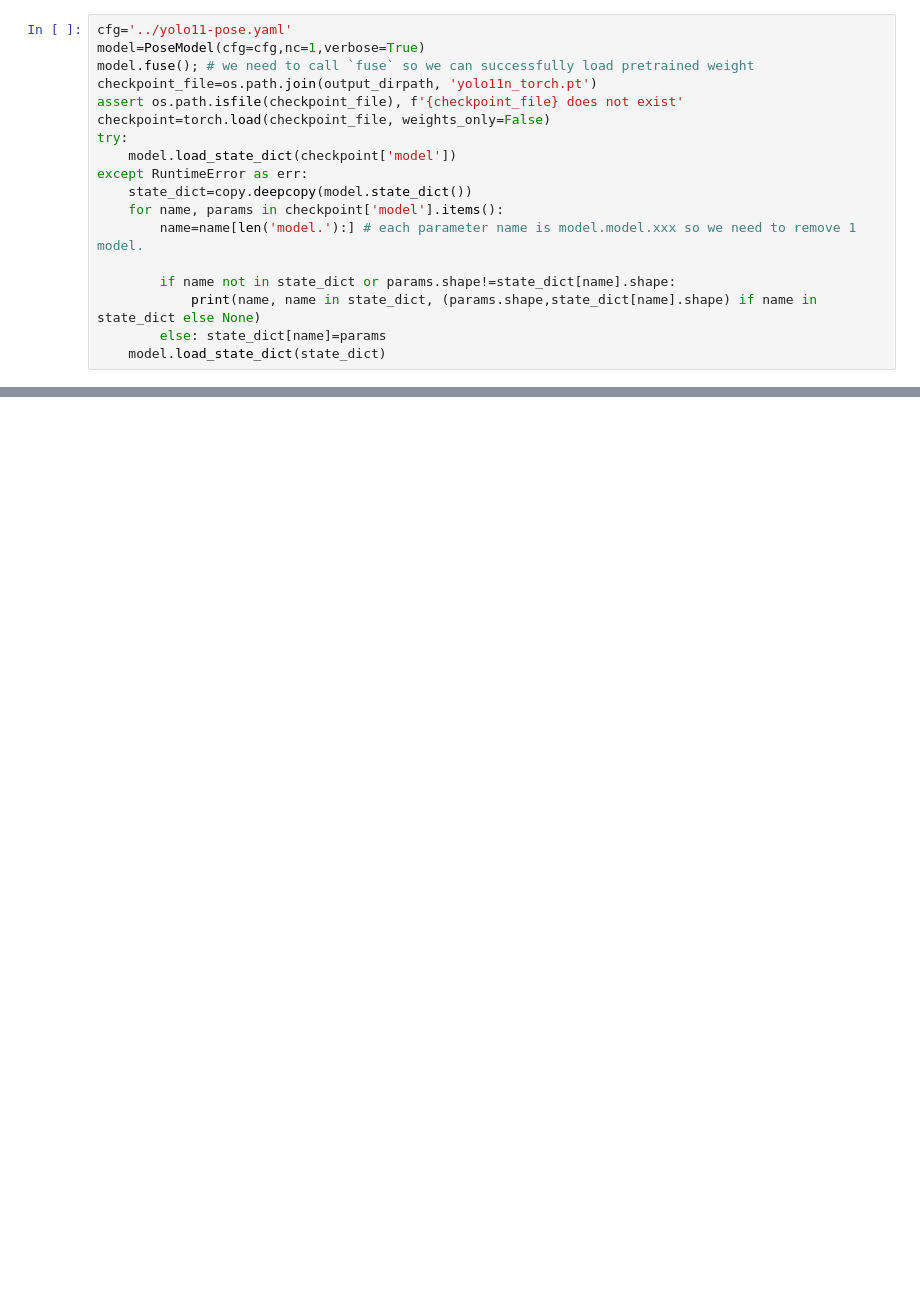
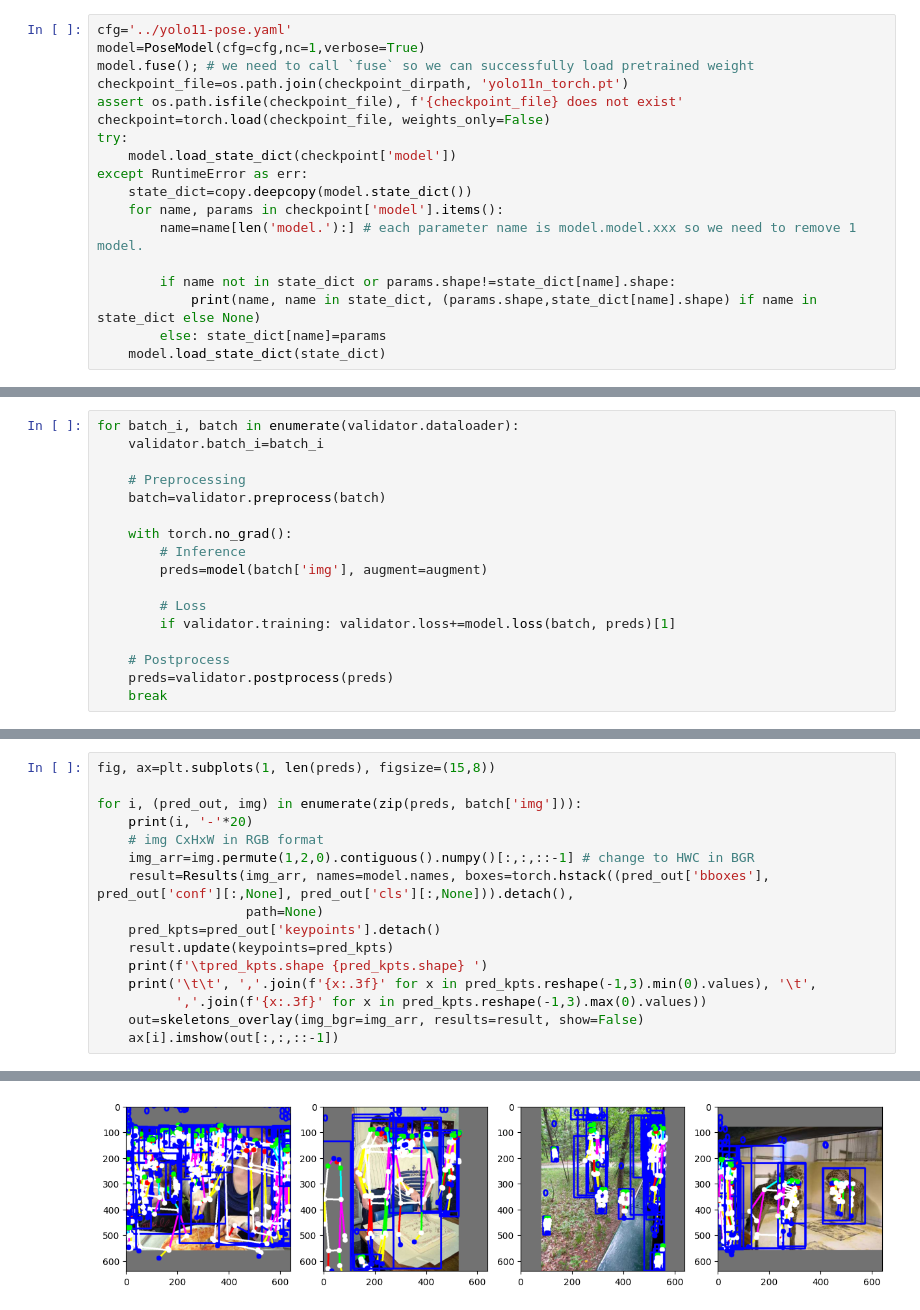
Before and after one commit to s-reaungamornrat/computer_vision, a Jupyter notebook: yolov11_pose/notebook/Validator.ipynb, the cells around one changed output, grey strips where cells are left out. Cells and saved outputs as stored; diff of their text form; blank space fills up the shorter version.

Commit message:
dev: yolov11_pose/model/validator.py: developing validator

```diff
--- a/yolov11_pose/notebook/Validator.ipynb
+++ b/yolov11_pose/notebook/Validator.ipynb
@@ -26,7 +66,7 @@ validator.args.save_dir
 cfg='../yolo11-pose.yaml'
 model=PoseModel(cfg=cfg,nc=1,verbose=True)
 model.fuse(); # we need to call `fuse` so we can successfully load pretrained weight
-checkpoint_file=os.path.join(output_dirpath, 'yolo11n_torch.pt')
+checkpoint_file=os.path.join(checkpoint_dirpath, 'yolo11n_torch.pt')
 assert os.path.isfile(checkpoint_file), f'{checkpoint_file} does not exist'
 checkpoint=torch.load(checkpoint_file, weights_only=False)
 try:
@@ -42,0 +132,17 @@ except RuntimeError as err:
+# %%
+for batch_i, batch in enumerate(validator.dataloader):
+    validator.batch_i=batch_i
+
+    # Preprocessing
+    batch=validator.preprocess(batch)
+
+    with torch.no_grad():
+        # Inference
+        preds=model(batch['img'], augment=augment)
+
+        # Loss
+        if validator.training: validator.loss+=model.loss(batch, preds)[1]
+
+    # Postprocess
+    preds=validator.postprocess(preds)
+    break
@@ -42,0 +152,17 @@ except RuntimeError as err:
+# %%
+fig, ax=plt.subplots(1, len(preds), figsize=(15,8))
+
+for i, (pred_out, img) in enumerate(zip(preds, batch['img'])):
+    print(i, '-'*20)
+    # img CxHxW in RGB format
+    img_arr=img.permute(1,2,0).contiguous().numpy()[:,:,::-1] # change to HWC in BGR
+    result=Results(img_arr, names=model.names, boxes=torch.hstack((pred_out['bboxes'], pred_out['conf'][:,None], pred_out['cls'][:,None])).detach(),
+                   path=None)
+    pred_kpts=pred_out['keypoints'].detach()
+    result.update(keypoints=pred_kpts)
+    print(f'\tpred_kpts.shape {pred_kpts.shape} ')
+    print('\t\t', ','.join(f'{x:.3f}' for x in pred_kpts.reshape(-1,3).min(0).values), '\t',
+          ','.join(f'{x:.3f}' for x in pred_kpts.reshape(-1,3).max(0).values))
+    out=skeletons_overlay(img_bgr=img_arr, results=result, show=False)
+    ax[i].imshow(out[:,:,::-1])
+# %% [output]
@@ -42,0 +185 @@ except RuntimeError as err:
+[figure, added]
```
Also changed, not shown: parts of 6 cells of this notebook, 12 other files.
